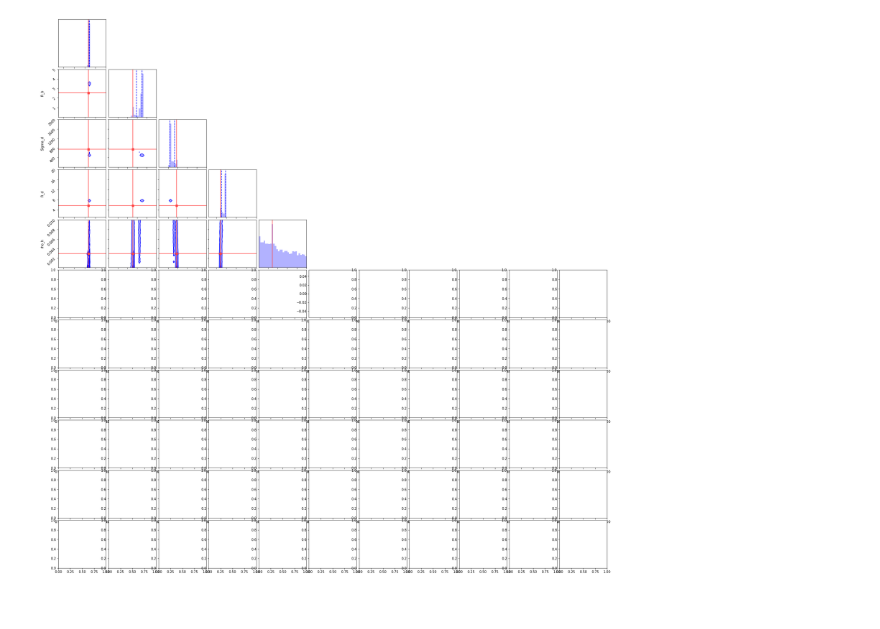
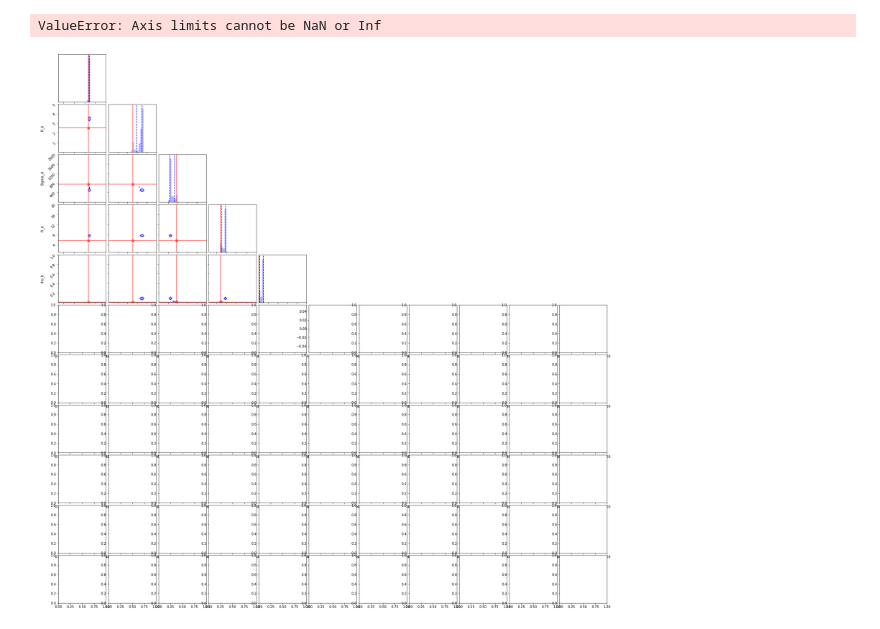
Before and after one commit to yzh250/RotationCurve, a Jupyter notebook: 2D_RC/main/MCMC.ipynb, the cells around one changed output. Drawn from its saved outputs; the diff is of its cells as text; code cells hidden in the pictures.

```diff
--- a/2D_RC/main/MCMC.ipynb
+++ b/2D_RC/main/MCMC.ipynb
@@ -53,6 +88,6 @@ mini_soln_iso = [np.log10(0.048688757),2.549862293,748.5940907,5.617303041,0.002
 # %%
 corner.corner(flat_bad_samples_iso, labels=labels,
-                    range=[(-7,2), (0,5), (0,2000),(1,20),(0.0001,0.01),(5,200),(0,np.pi/2),(0,1.5),(30,40),(30,40),(-100,100)], bins=30, #smooth=1,
+                    range=[(-7,2), (0,5), (0,2000),(1,20),(0,1),(5,200),(0,0.5*np.pi),(0,1.5),(30,40),(30,40),(-100,100)], bins=30, #smooth=1,
                     truths=mini_soln_iso, truth_color='#ff4444',
                     levels=(1-np.exp(-0.5), 1-np.exp(-2)),
                     quantiles=(0.16, 0.84),
@@ -64 +99,2 @@ ValueError: Axis limits cannot be NaN or Inf
+ValueError: Axis limits cannot be NaN or Inf
-[figure, old version]
+[figure, new version]
```
Also changed, not shown: parts of 12 cells of this notebook.
